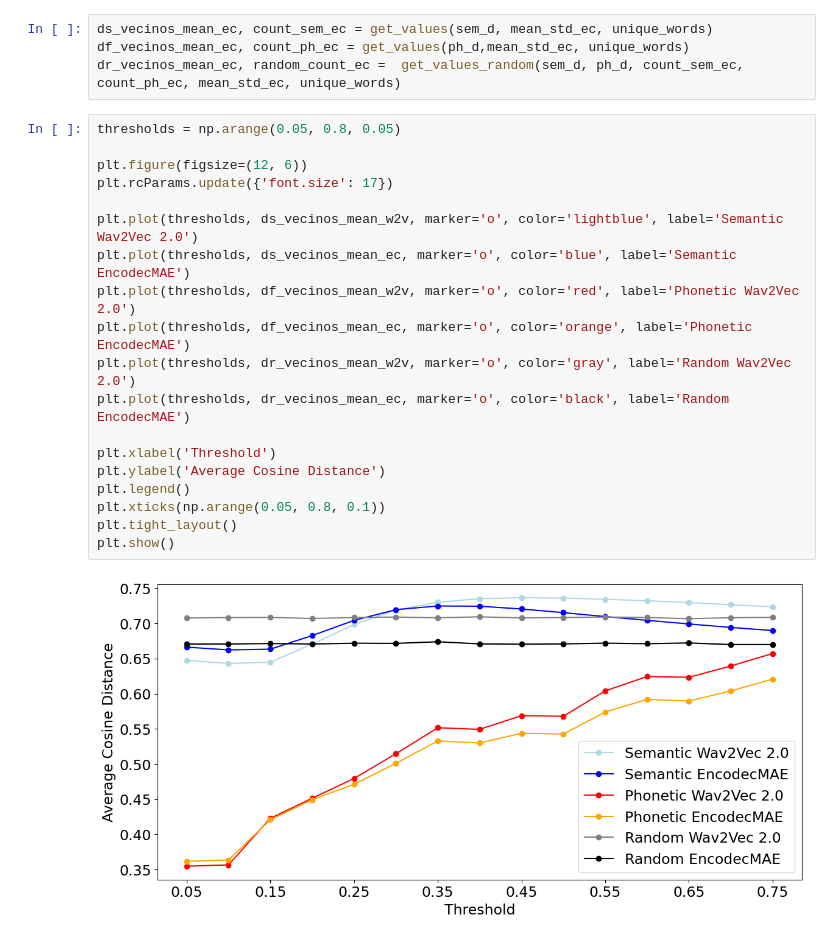
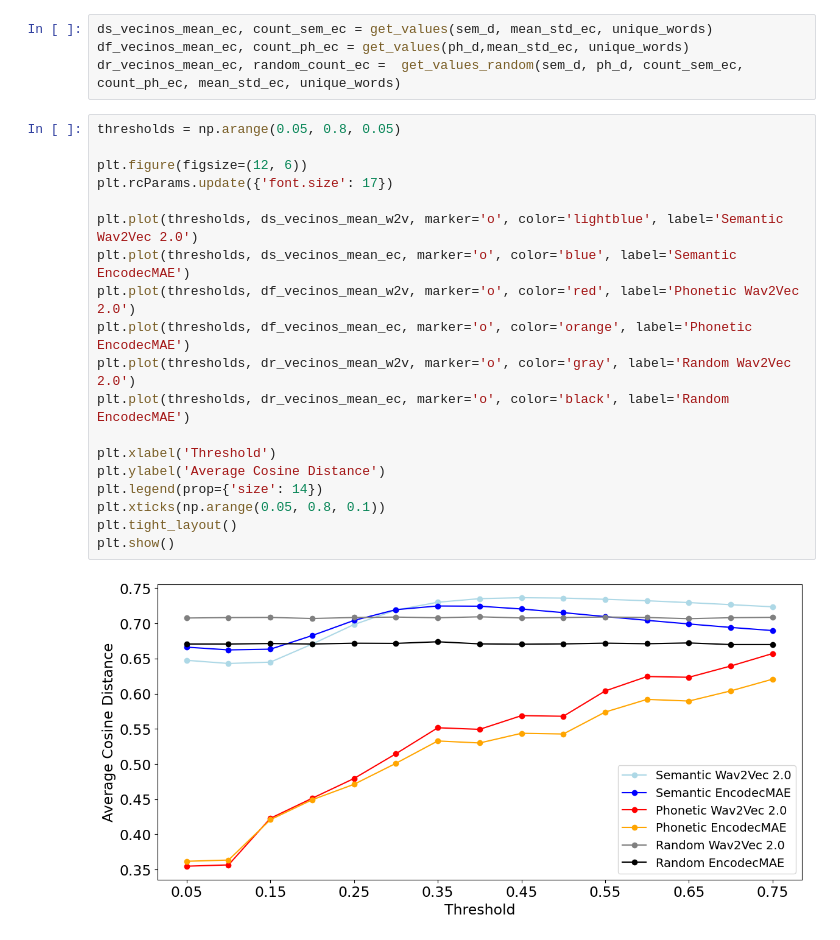
Before and after one commit to ceciliabolanos/layer-analysis, a Jupyter notebook: experiments/phonetic_vs_semantic.ipynb, the cells around one changed output. Cells and saved outputs as stored; diff of their text form.

```diff
--- a/experiments/phonetic_vs_semantic.ipynb
+++ b/experiments/phonetic_vs_semantic.ipynb
@@ -94,21 +94,21 @@ dr_vecinos_mean_ec, random_count_ec =  get_values_random(sem_d, ph_d, count_sem_
 # %%
 thresholds = np.arange(0.05, 0.8, 0.05)
 
 plt.figure(figsize=(12, 6))
 plt.rcParams.update({'font.size': 17})
 
 plt.plot(thresholds, ds_vecinos_mean_w2v, marker='o', color='lightblue', label='Semantic Wav2Vec 2.0')
 plt.plot(thresholds, ds_vecinos_mean_ec, marker='o', color='blue', label='Semantic EncodecMAE')
 plt.plot(thresholds, df_vecinos_mean_w2v, marker='o', color='red', label='Phonetic Wav2Vec 2.0')
 plt.plot(thresholds, df_vecinos_mean_ec, marker='o', color='orange', label='Phonetic EncodecMAE')
 plt.plot(thresholds, dr_vecinos_mean_w2v, marker='o', color='gray', label='Random Wav2Vec 2.0')
 plt.plot(thresholds, dr_vecinos_mean_ec, marker='o', color='black', label='Random EncodecMAE')
 
 plt.xlabel('Threshold')
 plt.ylabel('Average Cosine Distance')
-plt.legend()
+plt.legend(prop={'size': 14})
 plt.xticks(np.arange(0.05, 0.8, 0.1))
 plt.tight_layout()
 plt.show()
 # %% [output]
-[figure, old version]
+[figure, new version]
```
Also changed, not shown: 1 other file.
